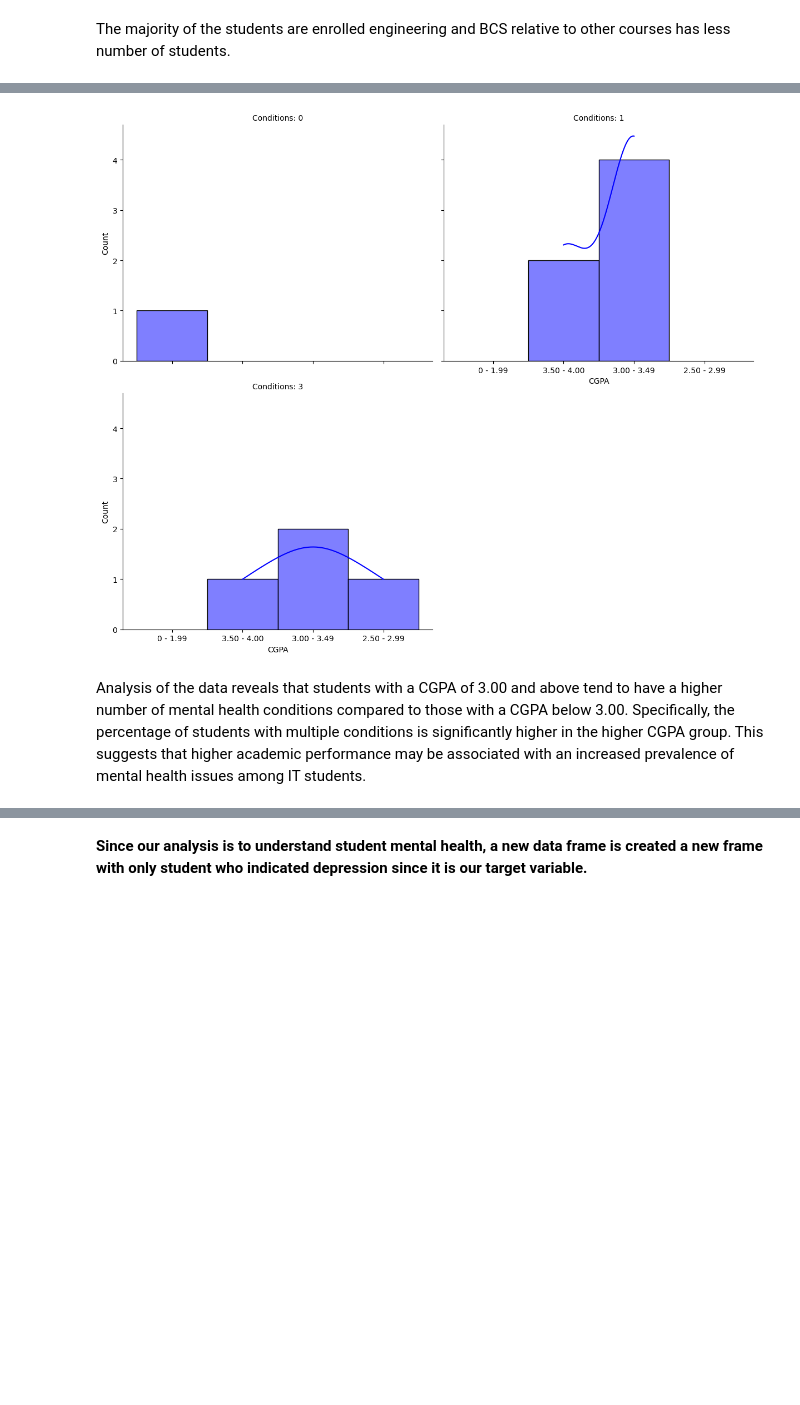
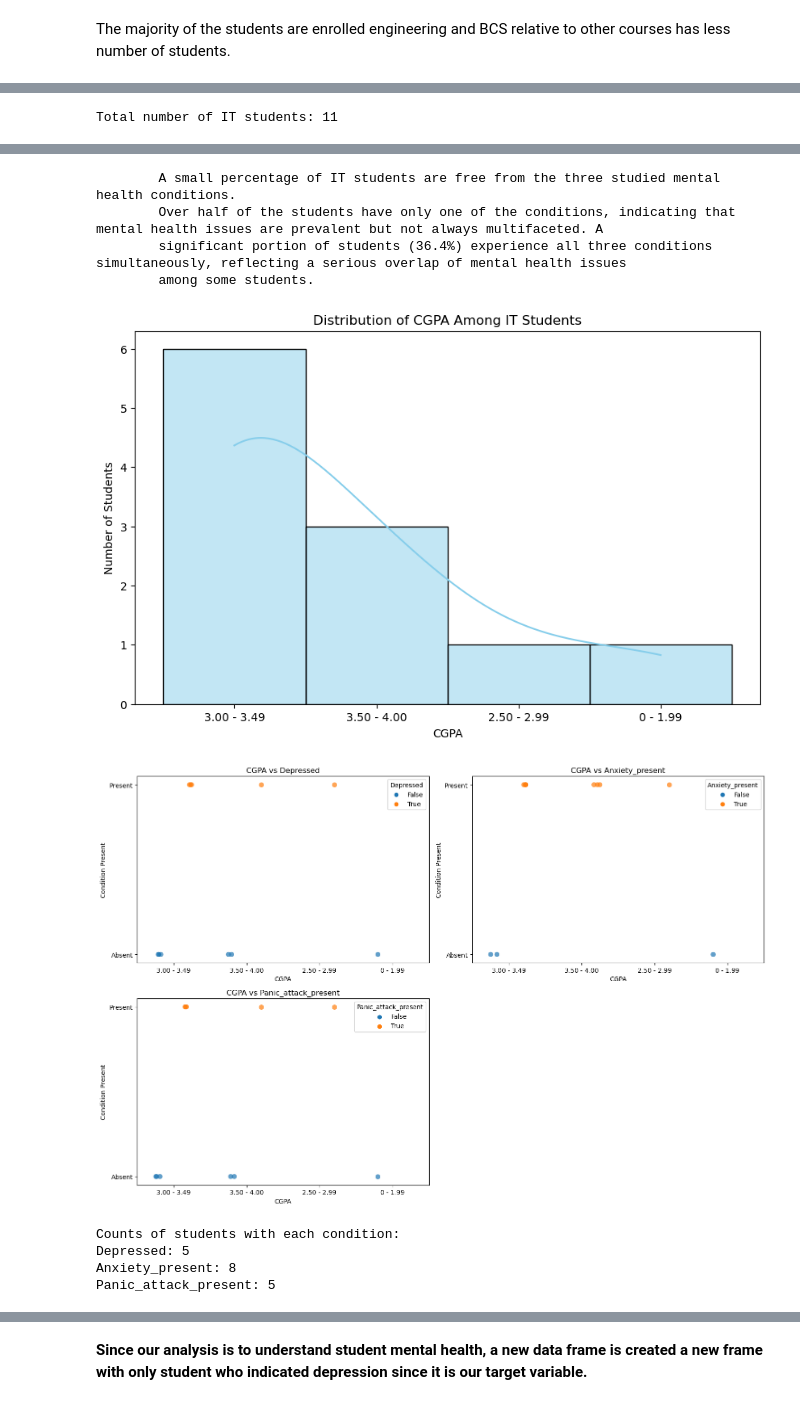
Before and after one commit to GiaSoon2000/Python-Project, a Jupyter notebook: analysis-of-student-mental-health.ipynb, the cells around one changed output, grey strips where cells are left out. Cells and saved outputs as stored; diff of their text form; code cells hidden in the pictures; blank space fills up the shorter version.

```diff
--- a/analysis-of-student-mental-health.ipynb
+++ b/analysis-of-student-mental-health.ipynb
@@ -382,15 +382,3 @@ plt.show()
 [figure]
 # %% [markdown]
 The majority of the students are enrolled engineering and BCS relative to other courses has less number of students.
-# %%
-# Create a binary representation of each condition
-cdata['Depressed'] = cdata['Depression'] == 'Depressed'
-cdata['Anxiety_present'] = cdata['Anxiety'] == 'Anxiety_present'
-cdata['Panic_attack_present'] = cdata['Panic attack'] == 'Panic attack'
-
-# Filter the data for IT course students
-it_data = cdata[cdata['Course'] == 'IT']
-
-# Count the number of students in IT course
-total_it_students = len(it_data)
-total_it_students
@@ -522,11 +385,40 @@ plt.show()
-# %%
-g = sns.FacetGrid(it_data, col='Number_of_Conditions', col_wrap=2, height=5, aspect=1.2)
-g.map(sns.histplot, 'CGPA', kde=True, color='blue')
-g.set_axis_labels('CGPA', 'Count')
-g.set_titles(col_template='Conditions: {col_name}')
-g.add_legend()
-plt.show()
-# %% [output]
-[figure, removed]
-# %% [markdown]
-Analysis of the data reveals that students with a CGPA of 3.00 and above tend to have a higher number of mental health conditions compared to those with a CGPA below 3.00. Specifically, the percentage of students with multiple conditions is significantly higher in the higher CGPA group. This suggests that higher academic performance may be associated with an increased prevalence of mental health issues among IT students.
+# %%
+from IT_Students_Analysis import ITStudentsAnalysis
+
+# `cdata` is already loaded and cleaned in notebook
+it_analysis = ITStudentsAnalysis(cdata)
+
+# Analyze IT students
+total_it_students = it_analysis.analyze_it_students()
+print(f"Total number of IT students: {total_it_students}")
+
+# Get condition counts and plot
+condition_df = it_analysis.condition_counts()
+
+# Plot and analyze condition combinations
+pie_data = it_analysis.plot_condition_combinations()
+
+# Display the analysis summary
+summary_text = it_analysis.get_analysis_summary()
+print(summary_text)
+
+# Plot CGPA Distribution
+it_analysis.plot_cgpa_distribution()
+
+# Plot CGPA vs Mental Health Conditions
+it_analysis.plot_cgpa_vs_conditions()
+
+# Plot CGPA Distribution by Number of Mental Health Conditions
+it_analysis.plot_cgpa_by_condition_count()
+
+# Plot CGPA Distribution with Stripplot
+it_analysis.plot_cgpa_stripplot()
+
+# Plot CGPA Distribution by Number of Conditions using FacetGrid
+it_analysis.plot_cgpa_facetgrid()
+
+# Retrieve and display the CGPA analysis summary
+cgpa_analysis_summary = it_analysis.get_cgpa_analysis_summary()
+print(cgpa_analysis_summary)
+# %% [output]
+Total number of IT students: 11
@@ -532,0 +427,10 @@ Analysis of the data reveals that students with a CGPA of 3.00 and above tend to
+        A small percentage of IT students are free from the three studied mental health conditions.
+        Over half of the students have only one of the conditions, indicating that mental health issues are prevalent but not always multifaceted. A
+        significant portion of students (36.4%) experience all three conditions simultaneously, reflecting a serious overlap of mental health issues
+        among some students.
+[figure, added]
+[figure, added]
+Counts of students with each condition:
+Depressed: 5
+Anxiety_present: 8
+Panic_attack_present: 5
```
Also changed, not shown: parts of 27 cells of this notebook, 3 other files.
